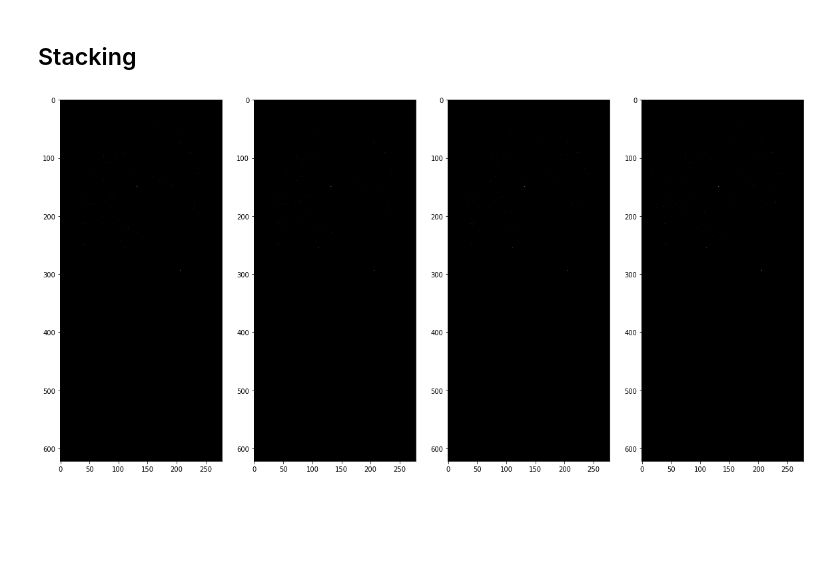
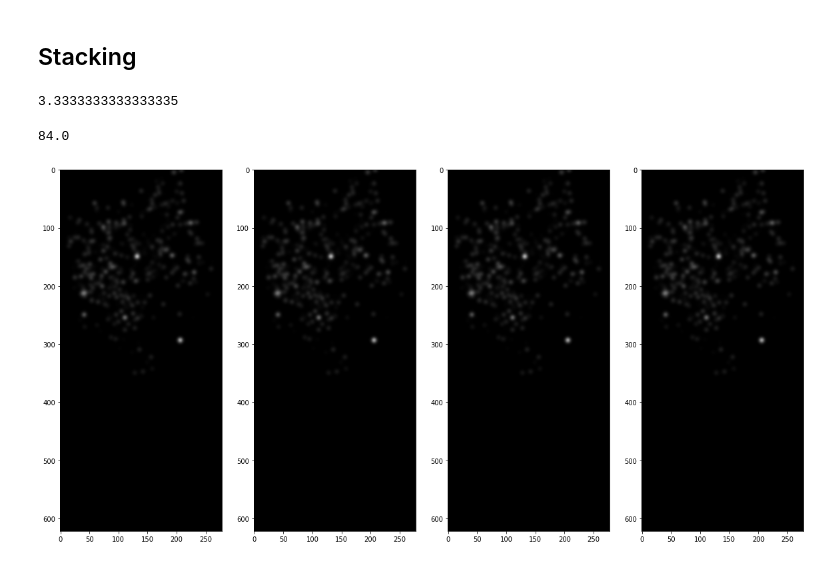
Before and after one commit to candiesforlife/minority_report, a Jupyter notebook: notebooks/Alice_Stacking_and_Gaussian_Kernel_Test.ipynb, the cells around one changed output. Saved outputs shown, nothing was run; the diff lists cells and outputs as text; code cells hidden in the pictures; blank space fills up the shorter version.

```diff
--- a/notebooks/Alice_Stacking_and_Gaussian_Kernel_Test.ipynb
+++ b/notebooks/Alice_Stacking_and_Gaussian_Kernel_Test.ipynb
@@ -317,9 +319,20 @@ def from_coord_to_matrix_hour(df, lat_meters, lon_meters):
     return a, a.shape[1], a.shape[2]
 # %%
 img, lat_size, lon_size = from_coord_to_matrix_hour(sample, 15, 15)
-# %%
-img3D_conv_hour = gaussian_filter(img, sigma = (((50/lat_size)/2), ((50/lon_size)/2), (168/2)))
-
-img_plot(img3D_conv_hour)
-# %% [output]
-[figure, removed]
+# %%
+((100/15)/2)
+# %% [output]
+3.3333333333333335
+# %%
+(168/2)
+# %% [output]
+84.0
+# %%
+# sigma = 3.33..., 3.33..., 84
+# Means crime point is spread across 100 meter buckets and 168h (a week)
+
+img3D_conv_hour = gaussian_filter(img, sigma = (((100/15)/2), ((100/15)/2), (168/2)))
+
+img_plot(img3D_conv_hour)
+# %% [output]
+[figure, added]
```
Also changed, not shown: parts of 2 cells of this notebook, 1 other file.
